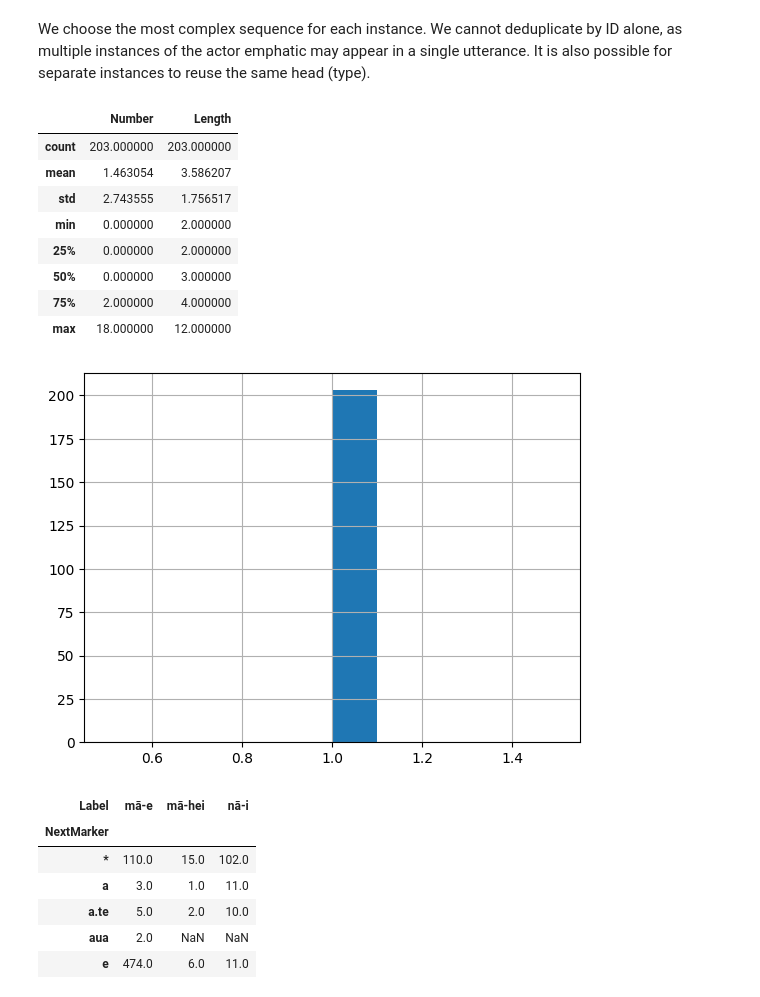
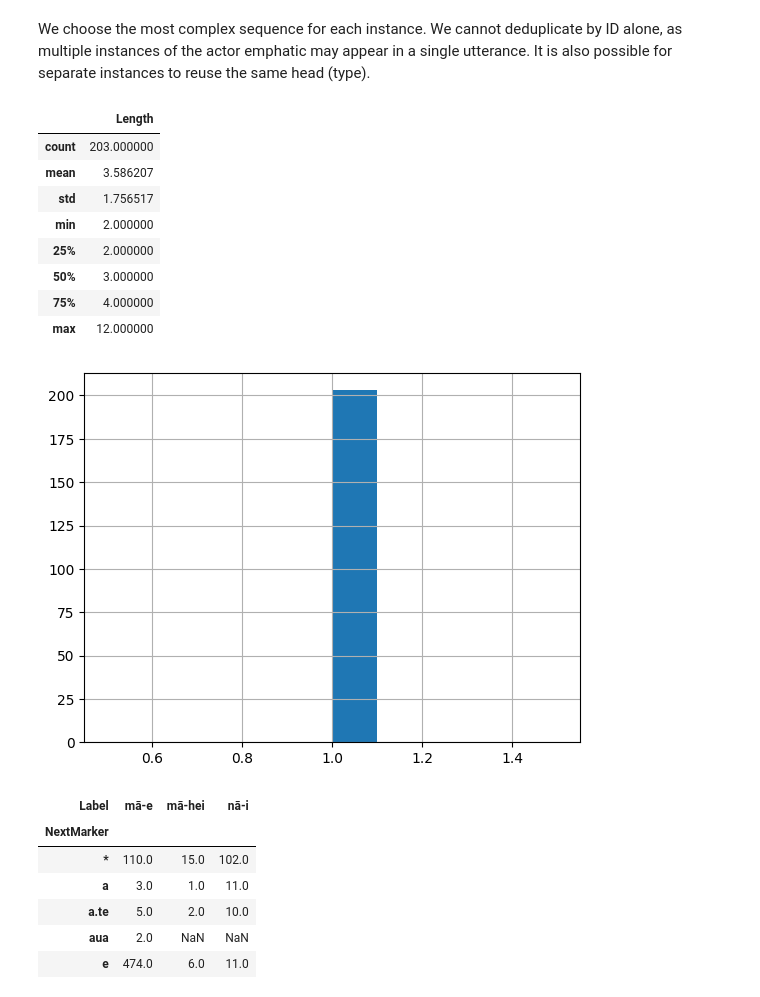
Before and after one commit to connor-taylorbrown/trm-parser, a Jupyter notebook: constructions.ipynb, the cells around one changed output. Drawn from its saved outputs; the diff is of its cells as text; code cells hidden in the pictures.

Commit message:
Build out Constructions notebook, collating data for thesis

```diff
--- a/constructions.ipynb
+++ b/constructions.ipynb
@@ -457,5 +457,8 @@ plt.show()
 # %%
 def read_marker(x: str):
+    if not x:
+        return None
+
     m, *_ = x.split()
     return m
 
@@ -554,32 +558,45 @@ class NonTerminalPhraseSequence(PhraseSequence):
     def read(self):
         left, right = self.left.read(), self.right.read()
         history = left + right
-        construction = left[0] + right[0]
-        return [construction] + history
+        c, head = left[0]
+        _, mod = right[0]
+        return [(c, head + mod)] + history
 
 
 class TerminalPhraseSequence(PhraseSequence):
-    def __init__(self, node: Terminal):
+    def __init__(self, node: Terminal, count: int):
         self.phrase = node.phrase
+        self.count = count
 
     def read(self):
         construction = [self.phrase]
-        return [construction]
+        return [(self.count, construction)]
+
+
+class Counter:
+    def __init__(self):
+        self.count = 0
+
+    def next(self):
+        count = self.count
+        self.count += 1
+        return count
 
 
 class PhraseSequenceFactory:
-    def create(self, node: SyntaxNode):
+    def create(self, node: SyntaxNode, counter: Counter):
         if isinstance(node, Terminal):
-            return TerminalPhraseSequence(node)
+            return TerminalPhraseSequence(node, counter.next())
+
         elif isinstance(node, NonTerminal):
-            return NonTerminalPhraseSequence(self.create(node.left), self.create(node.right))
+            return NonTerminalPhraseSequence(self.create(node.left, counter), self.create(node.right, counter))
 
         raise TypeError
 
 
 factory = PhraseSequenceFactory()
 sequenced = pd.DataFrame(parsed)
-sequenced['Sequence'] = sequenced['Parse'].apply(lambda x: factory.create(x).read())
+sequenced['Sequence'] = sequenced['Parse'].apply(lambda x: factory.create(x, Counter()).read())
 
 sequenced
 # %% [output]
@@ -598,6 +615,6 @@ sequenced
 192340 rows × 6 columns
 # %%
-sequences = pd.DataFrame([(row['ID'], i, seq) for _, row in sequenced.iterrows() for i, seq in enumerate(row['Sequence'])], columns=['ID', 'Number', 'Sequence'])
+sequences = pd.DataFrame([(row['ID'], i, seq) for _, row in sequenced.iterrows() for i, seq in row['Sequence']], columns=['ID', 'Number', 'Sequence'])
 
 sequences
 # %% [output]
@@ -645,43 +662,43 @@ def containing_marker(x: list[str], marker: str):
             return p
 
 
 def count_bases(x: str):
     if not x:
         return 0
 
     _, *b = x.split()
     return len(b)
 
 
 def structure(head: str, subordinate: str, filter):
     q_sequence = pd.DataFrame(sequences[
         sequences['Marker'].str.startswith(head) &
         (sequences['Length'] > 1) &
         sequences['Sequence'].apply(lambda x: filter(x, subordinate))
     ])
 
     q_sequence['Next'] = sequences['Sequence'].str[1]
     q_sequence['NextMarker'] = q_sequence['Next'].apply(read_marker)
     q_sequence['Label'] = f'{head}-{subordinate}'
 
-    return q_sequence.sort_values('Length').drop_duplicates(['ID', 'Head', 'Next'])
+    return q_sequence.sort_values('Length').drop_duplicates(['ID', 'Head', 'Next']).set_index(['ID', 'Number'])
 
 
 dedup = structure('mā', 'hei', filter=lambda x, sub: count_bases(containing_marker(x, sub)) == 1)
 
 display(dedup.describe())
 dedup.groupby('ID').count()['Sequence'].hist()
 plt.show()
 # %% [output]
-|  | Number | Length |
-| count | 203.000000 | 203.000000 |
-| mean | 1.463054 | 3.586207 |
-| std | 2.743555 | 1.756517 |
-| min | 0.000000 | 2.000000 |
-| 25% | 0.000000 | 2.000000 |
-| 50% | 0.000000 | 3.000000 |
-| 75% | 2.000000 | 4.000000 |
-| max | 18.000000 | 12.000000 |
+|  | Length |
+| count | 203.000000 |
+| mean | 3.586207 |
+| std | 1.756517 |
+| min | 2.000000 |
+| 25% | 2.000000 |
+| 50% | 3.000000 |
+| 75% | 4.000000 |
+| max | 12.000000 |
 [figure]
 # %%
 def verb_marker(x, sub):
```
Also changed, not shown: parts of 28 cells of this notebook.
